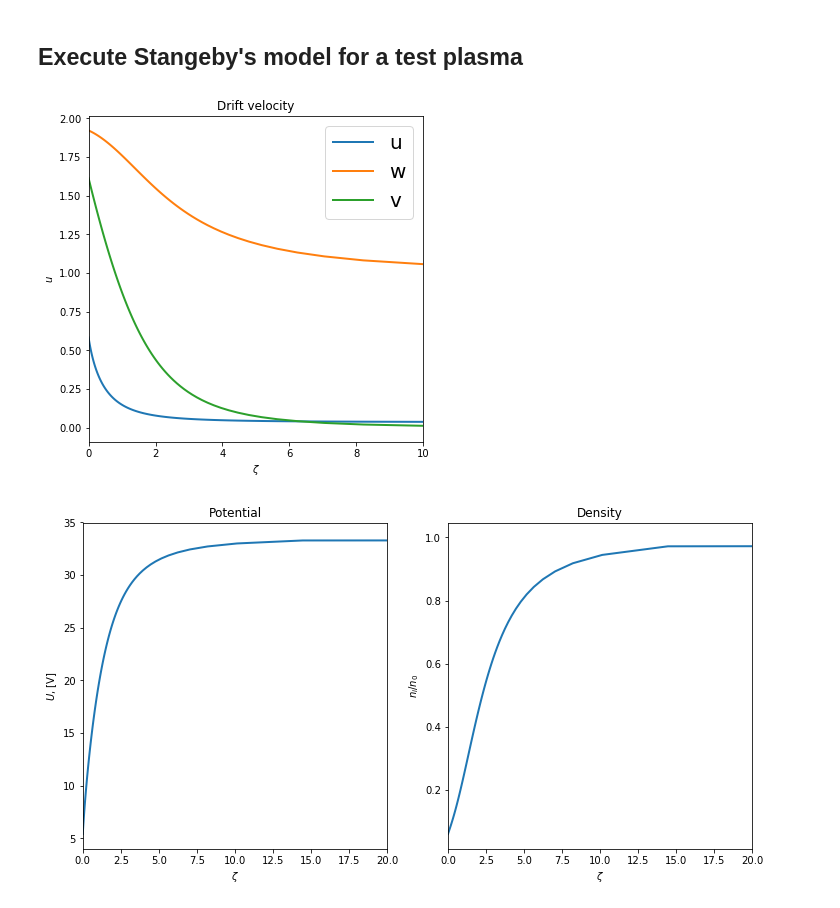
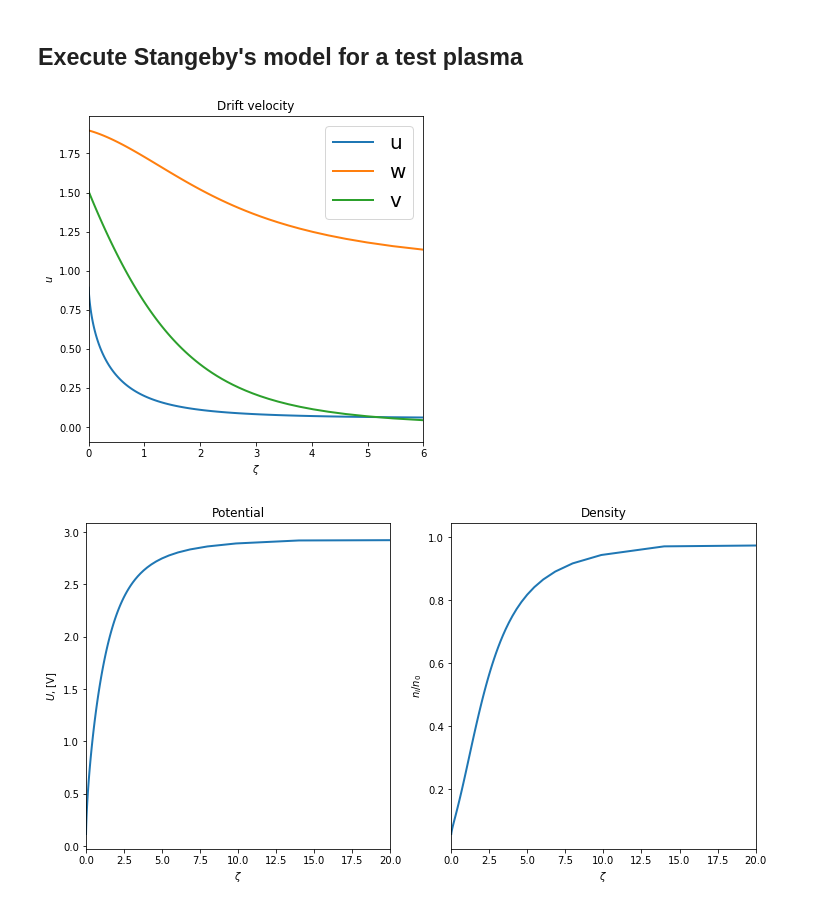
Before and after one commit to khaziev/sheath-models, a Jupyter notebook: example-model.ipynb, the cells around one changed output. Saved outputs shown, nothing was run; the diff lists cells and outputs as text; code cells hidden in the pictures.

Commit message:
Reproduction of figure 5 added

```diff
--- a/example-model.ipynb
+++ b/example-model.ipynb
@@ -10,28 +10,28 @@ plt.rcParams['lines.linewidth'] = 2
 # %% [markdown]
 ## Execute Stangeby's model for a test plasma
 # %%
-T_e = 10
-T_i = 0.4
-m_i = 1
-alpha = 2
+T_e = 1
+T_i = 1
+m_i = 2
+alpha = 3
 model = Stangeby(T_e, T_i, m_i, alpha)
 # %%
 fig, ax = plt.subplots(figsize=(6,6))
 
 #plot drift velocity components
 plt.plot(model.zeta, model.u, label = 'u')
 plt.plot(model.zeta, model.w, label = 'w')
 plt.plot(model.zeta, model.v, label = 'v')
 
 #decorate the plots
 plt.xlabel(r'$\zeta$')
 plt.ylabel(r'$u$')
 plt.title('Drift velocity')
 plt.legend(fontsize=20)
-plt.xlim(0, 10)
+plt.xlim(0, 6)
 plt.show()
 # %% [output]
-[figure, old version]
+[figure, new version]
 # %%
 u = np.array(model.u)
 # %%
@@ -54,4 +54,4 @@ ax[1].set_xlim(0, 20)
 
 plt.show()
 # %% [output]
-[figure, old version]
+[figure, new version]
```
Also changed, not shown: parts of 2 cells of this notebook.
